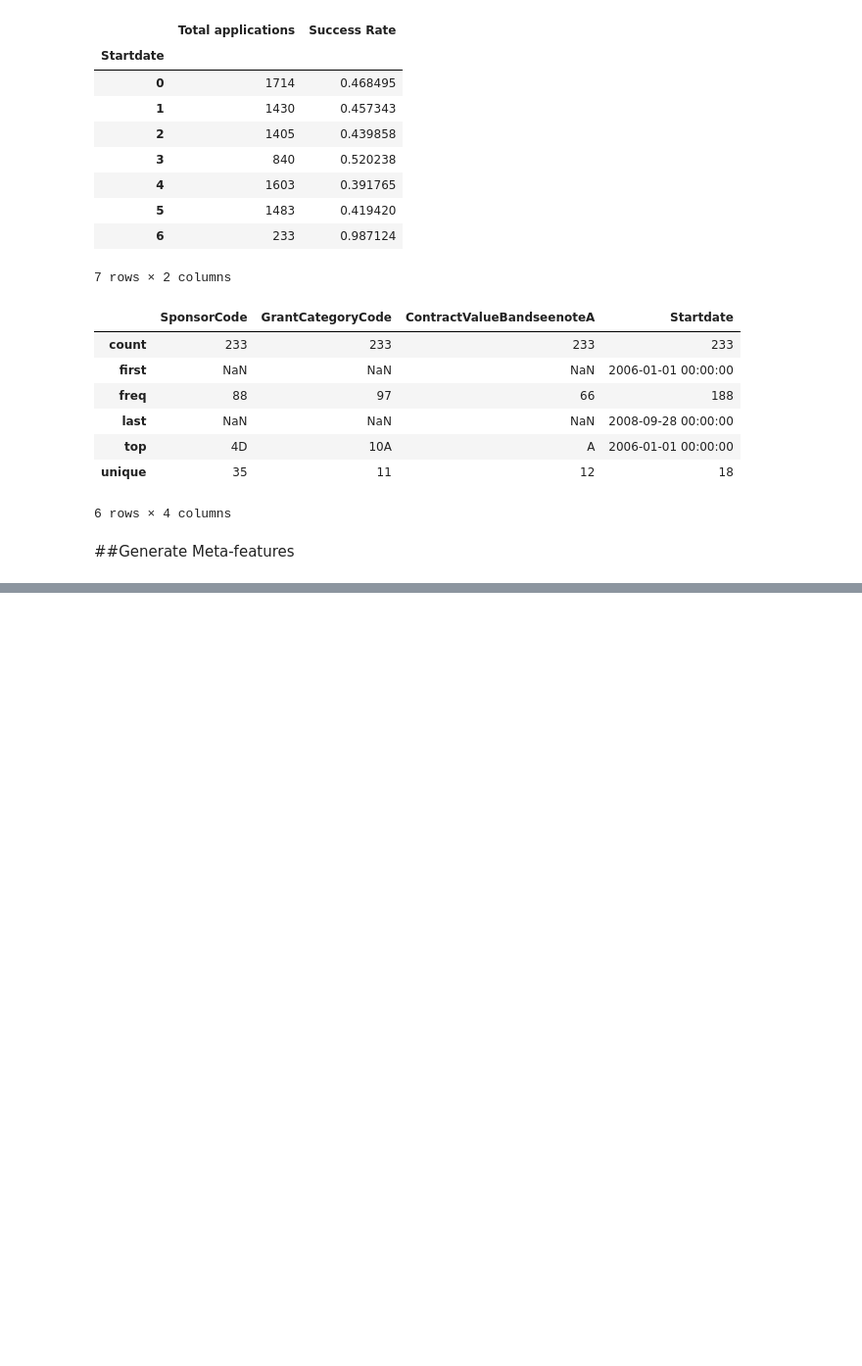
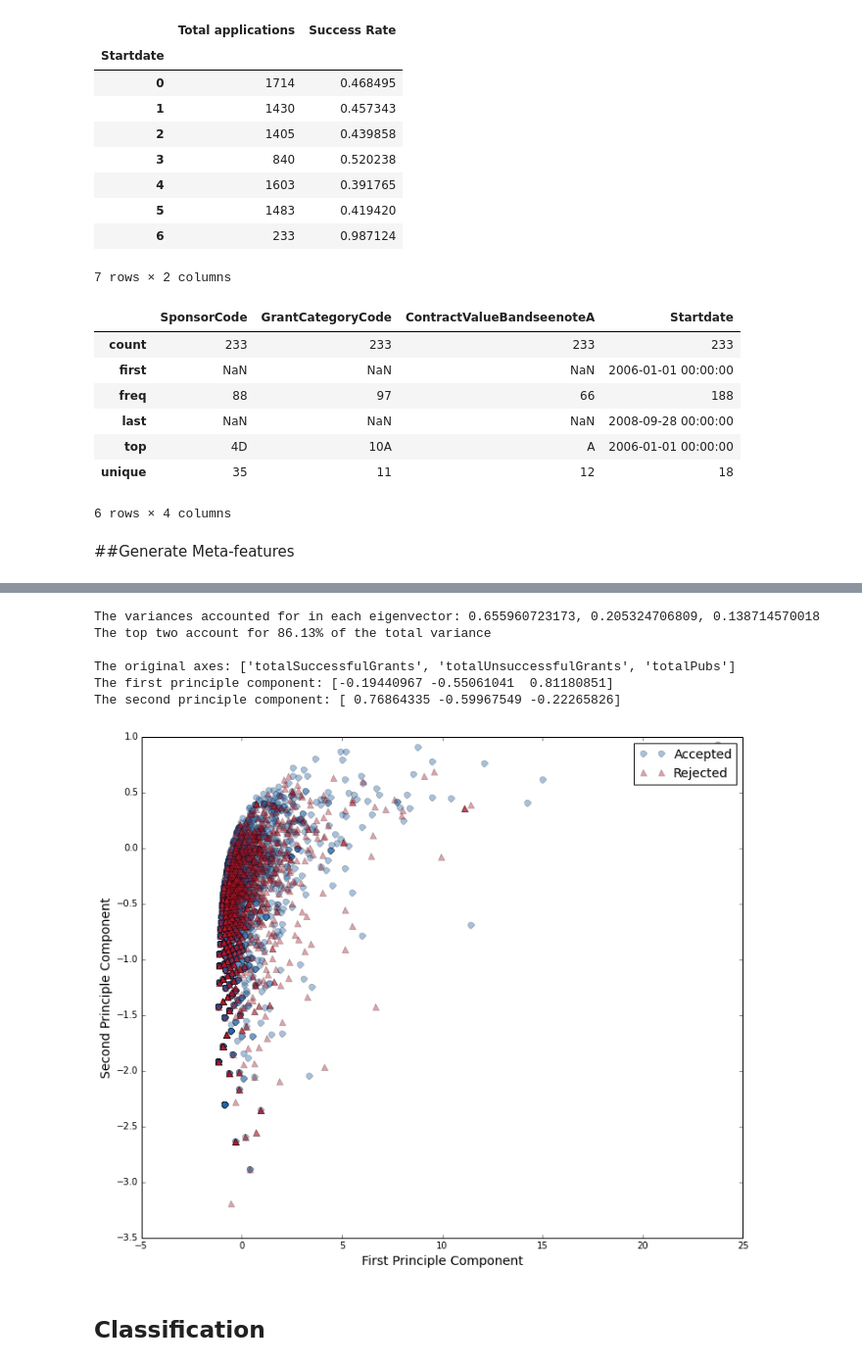
Before and after one commit to realmichaelzyy/cs249project, a Jupyter notebook: kaggle/workspace/classifier/KaggleExploration.ipynb, the cells around one changed output, grey strips where cells are left out. Shown at 98% size. Drawn from its saved outputs; the diff is of its cells as text; code cells hidden in the pictures; blank space fills up the shorter version.

Commit message:
reorg the classification section

```diff
--- a/kaggle/workspace/classifier/KaggleExploration.ipynb
+++ b/kaggle/workspace/classifier/KaggleExploration.ipynb
@@ -683,0 +1032,40 @@ sundaySubmissions[['SponsorCode','GrantCategoryCode','ContractValueBandseenoteA'
+# %%
+from matplotlib.mlab import PCA
+from numpy import log10
+
+from sklearn import preprocessing
+
+pcaColumns = ['totalSuccessfulGrants','totalUnsuccessfulGrants', 'totalPubs']
+#pcaColumns = ['GrantDayofMonth','GrantDayofWeek','GrantMonth','GrantWeek','totalSuccessfulGrants','totalUnsuccessfulGrants', 'totalPubs']
+#data = plotData
+
+pca = PCA(plotData.loc[:,pcaColumns])
+
+fig = plt.figure(1, figsize=(12, 10))
+ax1 = fig.add_subplot(111)
+
+ax1.plot(pca.Y[plotData.GrantStatus.values == 1,0], log10(pca.Y[plotData.GrantStatus.values == 1,1]),
+         'o', markersize=7, color=blue, alpha=0.4, label='Accepted')
+ax1.plot(pca.Y[plotData.GrantStatus.values == 0,0], log10(pca.Y[plotData.GrantStatus.values == 0,1]),
+         '^', markersize=7, color=red, alpha=0.4, label='Rejected')
+#ax1.set_xlim([-1.06,-1.055])
+plt.legend(fontsize=14)
+ax1.set_xlabel('First Principle Component', fontsize=14)
+ax1.set_ylabel('Second Principle Component', fontsize=14)
+
+print("The variances accounted for in each eigenvector: " + ", ".join([str(f) for f in pca.fracs]))
+print("The top two account for %0.2f%% of the total variance" % (100.0 * numpy.sum(pca.fracs[0:2])))
+print("\nThe original axes: " + str(pcaColumns))
+print("The first principle component: " + str(pca.Wt[1,:]))
+print("The second principle component: " + str(pca.Wt[2,:]))
+plt.show()
+# %% [output]
+The variances accounted for in each eigenvector: 0.655960723173, 0.205324706809, 0.138714570018
+The top two account for 86.13% of the total variance
+
+The original axes: ['totalSuccessfulGrants', 'totalUnsuccessfulGrants', 'totalPubs']
+The first principle component: [-0.19440967 -0.55061041  0.81180851]
+The second principle component: [ 0.76864335 -0.59967549 -0.22265826]
+[figure, added]
+# %% [markdown]
+## Classification
```
Also changed, not shown: parts of 22 cells of this notebook.
